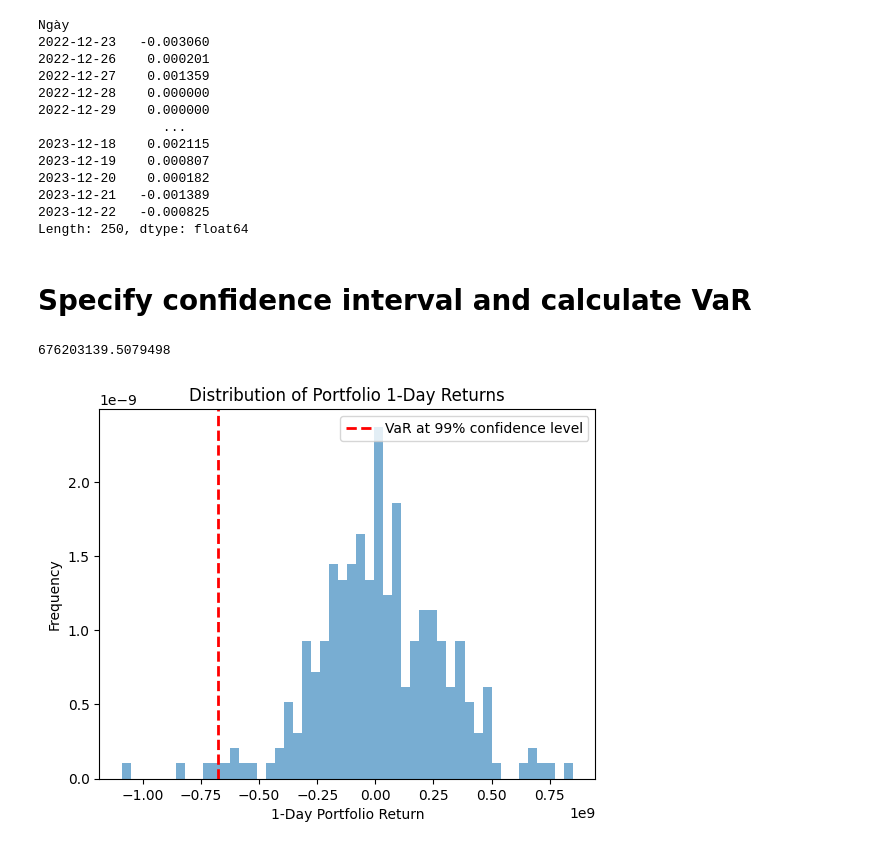
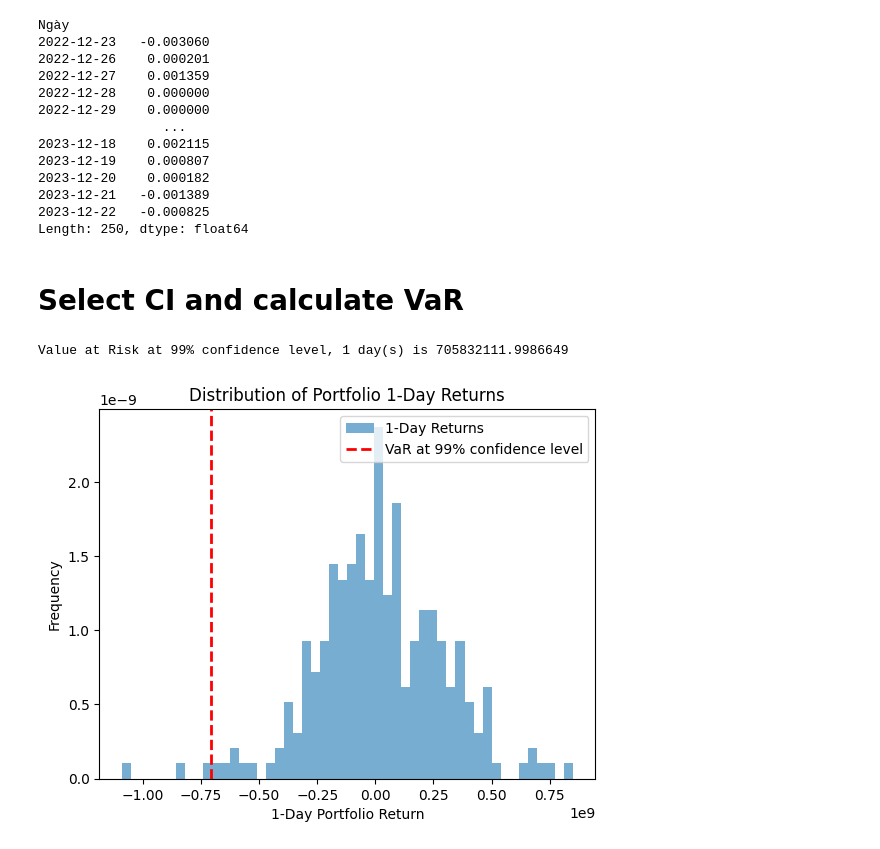
Before and after one commit to userlele78/Risk-Management-Project, a Jupyter notebook: Code/basic-historical-simulation-VaR(non-parametric).ipynb, the cells around one changed output. Drawn from its saved outputs; the diff is of its cells as text; code cells hidden in the pictures.

```diff
--- a/Code/basic-historical-simulation-VaR(non-parametric).ipynb
+++ b/Code/basic-historical-simulation-VaR(non-parametric).ipynb
@@ -92,0 +66,4 @@ print(weights)
+# %%
+quantities = [3000000, 2000000]
+portfolio_value = [int(data.iloc[-1].iloc[0] * quantities[0]), int(data.iloc[-1].iloc[1] * quantities[1])]
+portfolio_value
@@ -92,0 +72,3 @@ print(weights)
+# %%
+total_portfolio_value = portfolio_value[0] + portfolio_value[1]
+total_portfolio_value
@@ -92,0 +77,6 @@ print(weights)
+# %%
+weights = [
+    data.iloc[-1].iloc[0] * quantities[0] / total_portfolio_value,
+    data.iloc[-1].iloc[1] * quantities[1] / total_portfolio_value
+]
+print(weights)
@@ -132,26 +208,26 @@ Ngày
 2023-12-22   -0.000825
 Length: 250, dtype: float64
 # %% [markdown]
-# Specify confidence interval and calculate VaR
+# Select CI and calculate VaR
 # %%
 confidence_interval = 0.99
-VaR = -np.percentile(range_returns, 100 - (confidence_interval * 100),method='higher')* portfolio_value
-print(VaR)
+VaR = -np.percentile(range_returns, 100 - (confidence_interval * 100))* total_portfolio_value
+print(f'Value at Risk at {confidence_interval:.0%} confidence level, {days} day(s) is {VaR}')
 # %% [output]
-676203139.5079498
+Value at Risk at 99% confidence level, 1 day(s) is 705832111.9986649
 # %%
 return_window=days
 range_returns=historical_returns.rolling(window = return_window).sum()
 range_returns=range_returns.dropna()
 
-range_returns_value = range_returns * portfolio_value
+range_returns_value = range_returns * total_portfolio_value
 
-plt.hist(range_returns_value.dropna(), bins=50, density=True, stacked=True, alpha=0.6)
-plt.xlabel(f'{return_window}-Day Portfolio Return')
+plt.hist(range_returns_value.dropna(), bins=50, density=True, alpha=0.6, label=f'{days}-Day Returns')
+plt.xlabel(f'{days}-Day Portfolio Return')
 plt.ylabel('Frequency')
-plt.title(f'Distribution of Portfolio {return_window}-Day Returns')
+plt.title(f'Distribution of Portfolio {days}-Day Returns')
 plt.axvline(-VaR, color='r', linestyle='dashed', linewidth=2, label=f'VaR at {confidence_interval:.0%} confidence level')
 plt.legend()
 plt.show()
 # %% [output]
-[figure, old version]
+[figure, new version]
```
Also changed, not shown: parts of 16 cells of this notebook, 1 other file.
